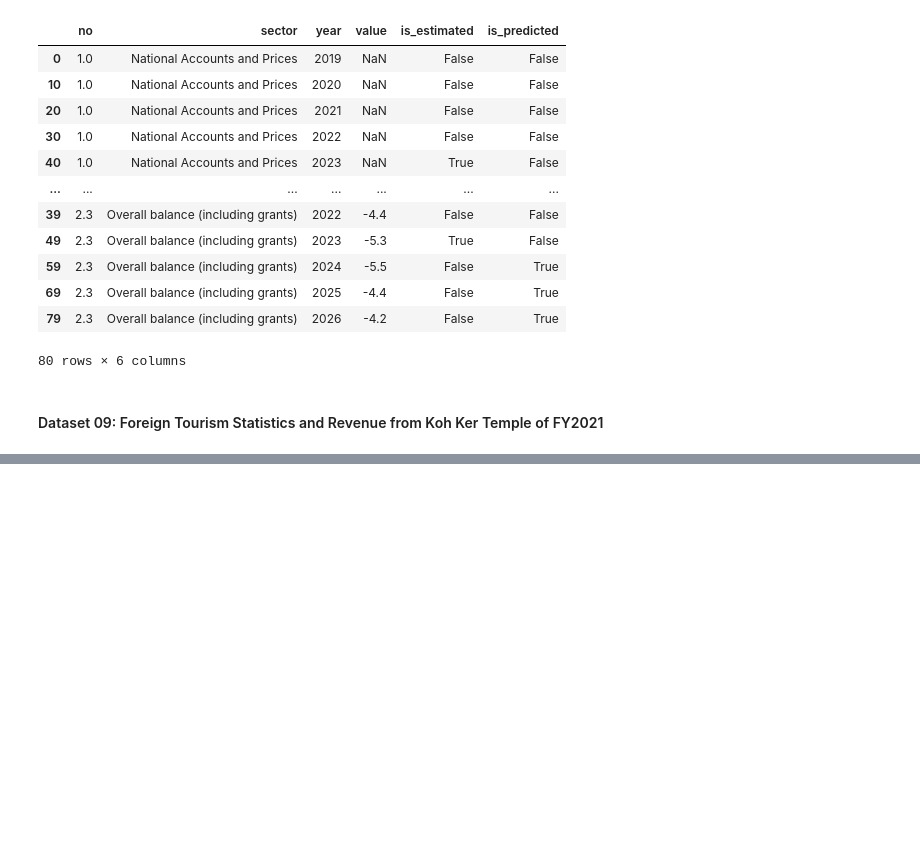
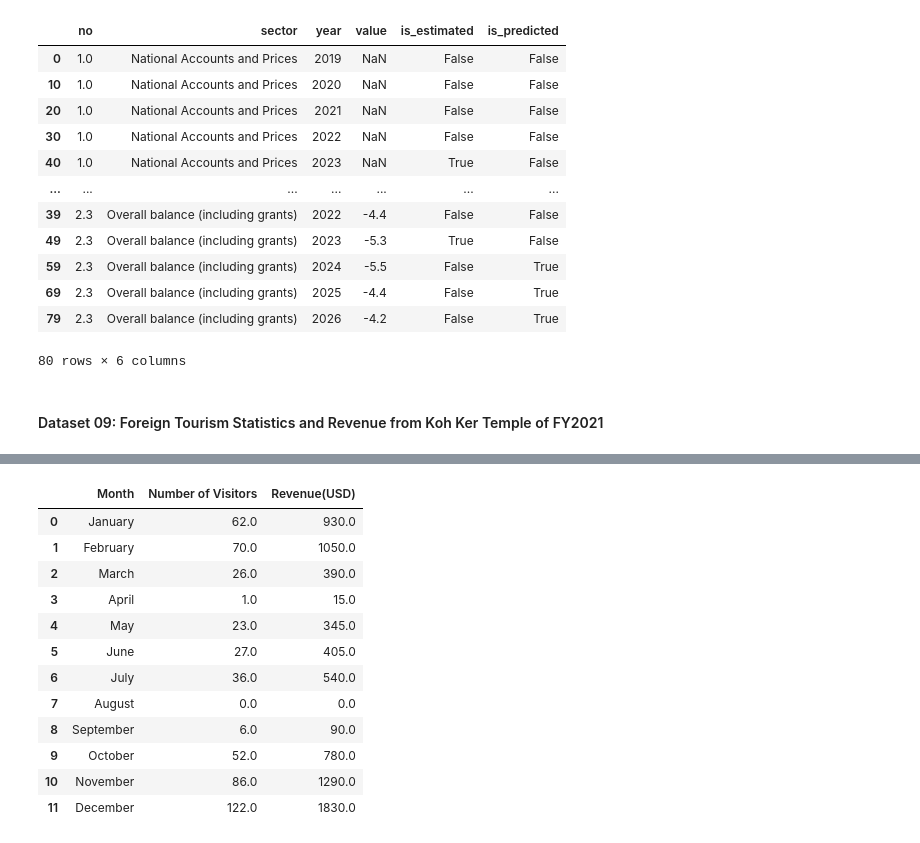
Before and after one commit to KrySenghort/Data-Cleaning-Data-EF, a Jupyter notebook: Code-02.ipynb, the cells around one changed output, grey strips where cells are left out. Cells and saved outputs as stored; diff of their text form; code cells hidden in the pictures; blank space fills up the shorter version.

```diff
--- a/Code-02.ipynb
+++ b/Code-02.ipynb
@@ -260,0 +304,34 @@ df.head()
+# %%
+# Khmer to English month mapping
+khmer_to_english_months = {
+    'មករា': 'January',
+    'កុម្ភៈ': 'February',
+    'មីនា': 'March',
+    'មេសា': 'April',
+    'ឧសភា': 'May',
+    'មិថុនា': 'June',
+    'កក្កដា': 'July',
+    'សីហា': 'August',
+    'កញ្ញា': 'September',
+    'តុលា': 'October',
+    'វិច្ឆិកា': 'November',
+    'ធ្នូ': 'December'
+}
+
+# Replace Khmer month names with English
+df09['Month'] = df09['Month'].map(khmer_to_english_months)
+df09
+# %% [output]
+|  | Month | Number of Visitors | Revenue(USD) |
+| 0 | January | 62.0 | 930.0 |
+| 1 | February | 70.0 | 1050.0 |
+| 2 | March | 26.0 | 390.0 |
+| 3 | April | 1.0 | 15.0 |
+| 4 | May | 23.0 | 345.0 |
+| 5 | June | 27.0 | 405.0 |
+| 6 | July | 36.0 | 540.0 |
+| 7 | August | 0.0 | 0.0 |
+| 8 | September | 6.0 | 90.0 |
+| 9 | October | 52.0 | 780.0 |
+| 10 | November | 86.0 | 1290.0 |
+| 11 | December | 122.0 | 1830.0 |
```
Also changed, not shown: parts of 4 cells of this notebook.
